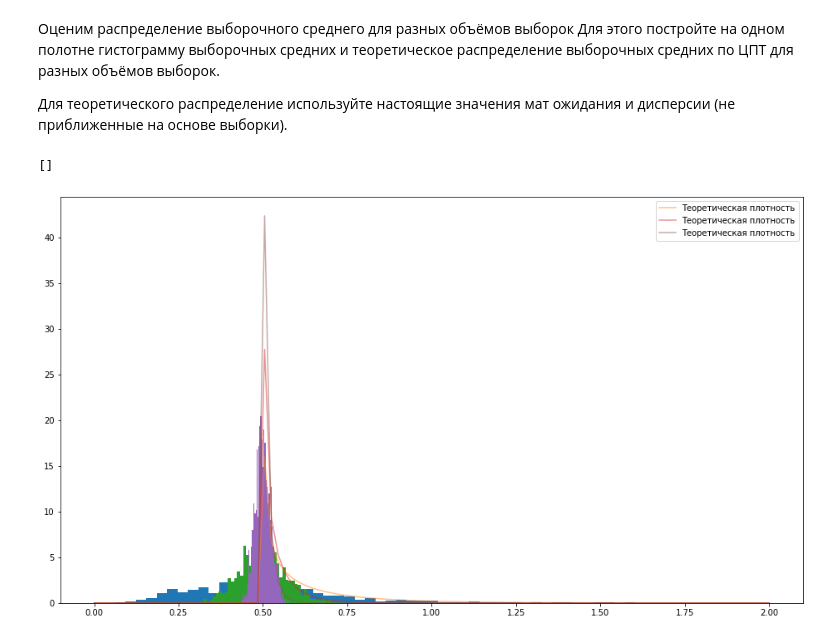
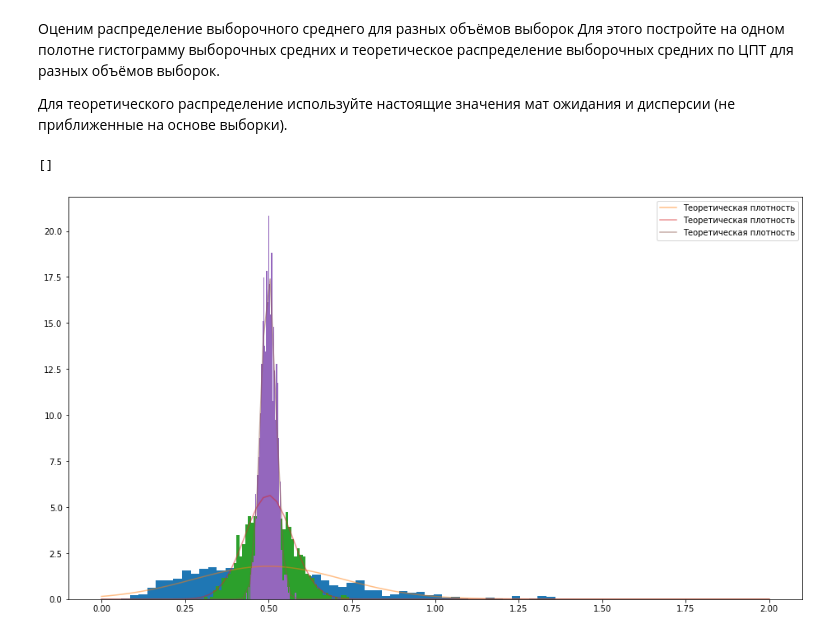
Before and after one commit to Andrewekb/study_for_github, a Jupyter notebook: Stat/Задание_2_первая часть.ipynb, the cells around one changed output. Cells and saved outputs as stored; diff of their text form; code cells hidden in the pictures.

```diff
--- a/Stat/Задание_2_первая часть.ipynb
+++ b/Stat/Задание_2_первая часть.ipynb
@@ -42,22 +42,22 @@ print(sample_var)
 # %%
 N = 100
 # сгенерируем много выборочных средних
 plt.figure(figsize=(16,9))
 for N in [10, 100, 1000]:
     means = []
     for i in range(1000):
         means.append(np.mean(gamma_rv.rvs(N)))
     means = np.array(means).astype(np.float32)
-    norm_rv = sts.gamma(a, loc=gamma_rv.mean(), scale=gamma_rv.std() / np.sqrt(N-1))
+    norm_rv = sts.norm(loc=gamma_rv.mean(), scale=gamma_rv.std() / np.sqrt(N))
     plt.hist(means, density=True, bins=50)
     x = np.linspace(0,2, 100)
     pdf = norm_rv.pdf(x)
     plt.plot(x, pdf, label='Теоретическая плотность', alpha=0.5)
 plt.legend()
 plt.plot()
 # %% [output]
 []
-[figure, old version]
+[figure, new version]
 # %%
 # что то делаю не так, теоритическая плотность "убегает", но мне кажется, что я ее строю корректно, здесь, вероятно участвует
 #изначально заданный параметр 'a', он же, судя по рассчетам, является средним. Цикл пока не строю, не могу разобраться - это моя ошибка
```
